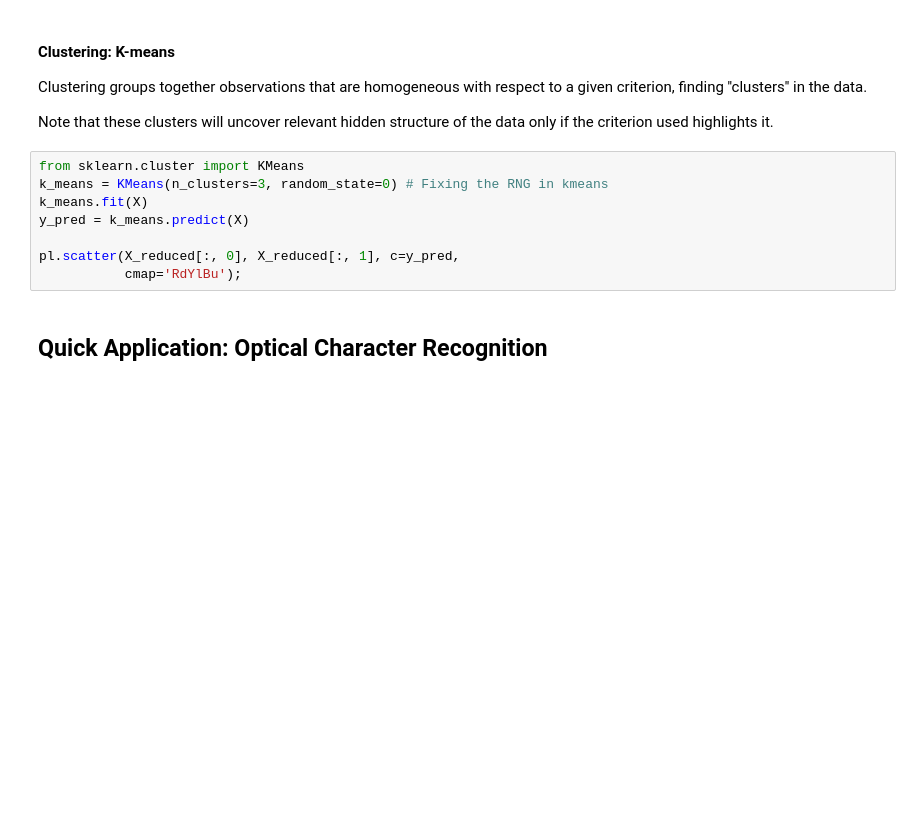
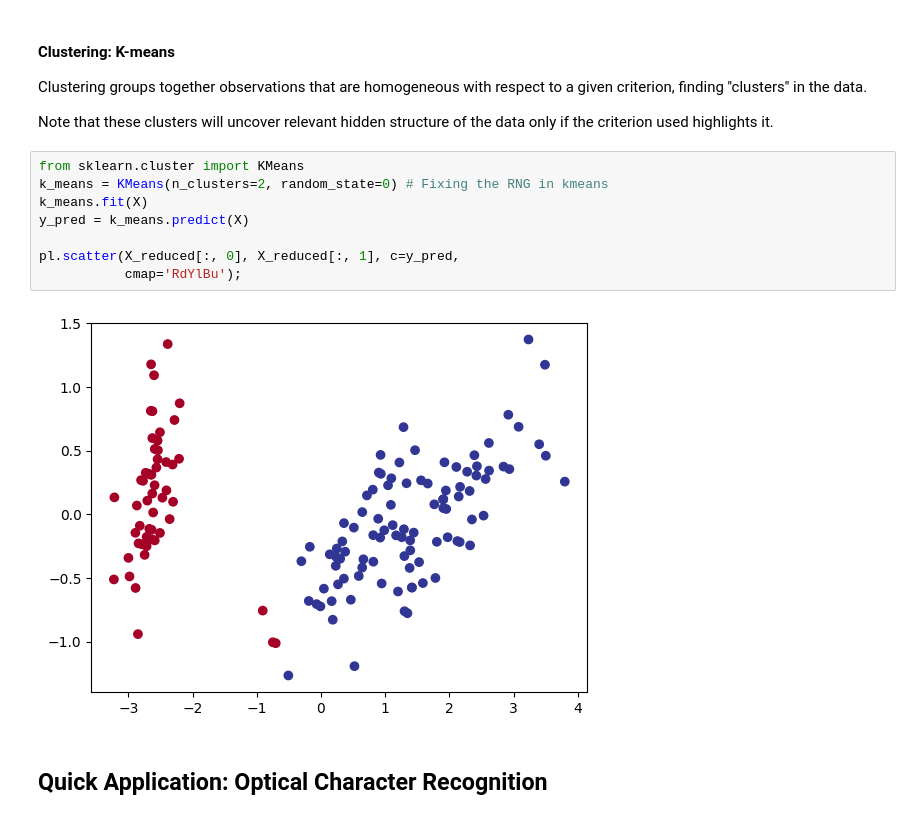
Before and after one commit to BI-DS/GRA4157, a Jupyter notebook: lectures/08-project-and-intro-to-ml/ml-intro-1.ipynb, the cells around one changed output. Drawn from its saved outputs; the diff is of its cells as text; blank space fills up the shorter version.

```diff
--- a/lectures/08-project-and-intro-to-ml/ml-intro-1.ipynb
+++ b/lectures/08-project-and-intro-to-ml/ml-intro-1.ipynb
@@ -647,12 +740,14 @@ Clustering groups together observations that are homogeneous with respect to a g
 Note that these clusters will uncover relevant hidden structure of the data only if the criterion used highlights it.
 # %%
 from sklearn.cluster import KMeans
-k_means = KMeans(n_clusters=3, random_state=0) # Fixing the RNG in kmeans
+k_means = KMeans(n_clusters=2, random_state=0) # Fixing the RNG in kmeans
 k_means.fit(X)
 y_pred = k_means.predict(X)
 
 pl.scatter(X_reduced[:, 0], X_reduced[:, 1], c=y_pred,
            cmap='RdYlBu');
+# %% [output]
+[figure, added]
 # %% [markdown]
 ## Quick Application: Optical Character Recognition
 # %% [markdown]
```
Also changed, not shown: parts of 34 cells of this notebook.
